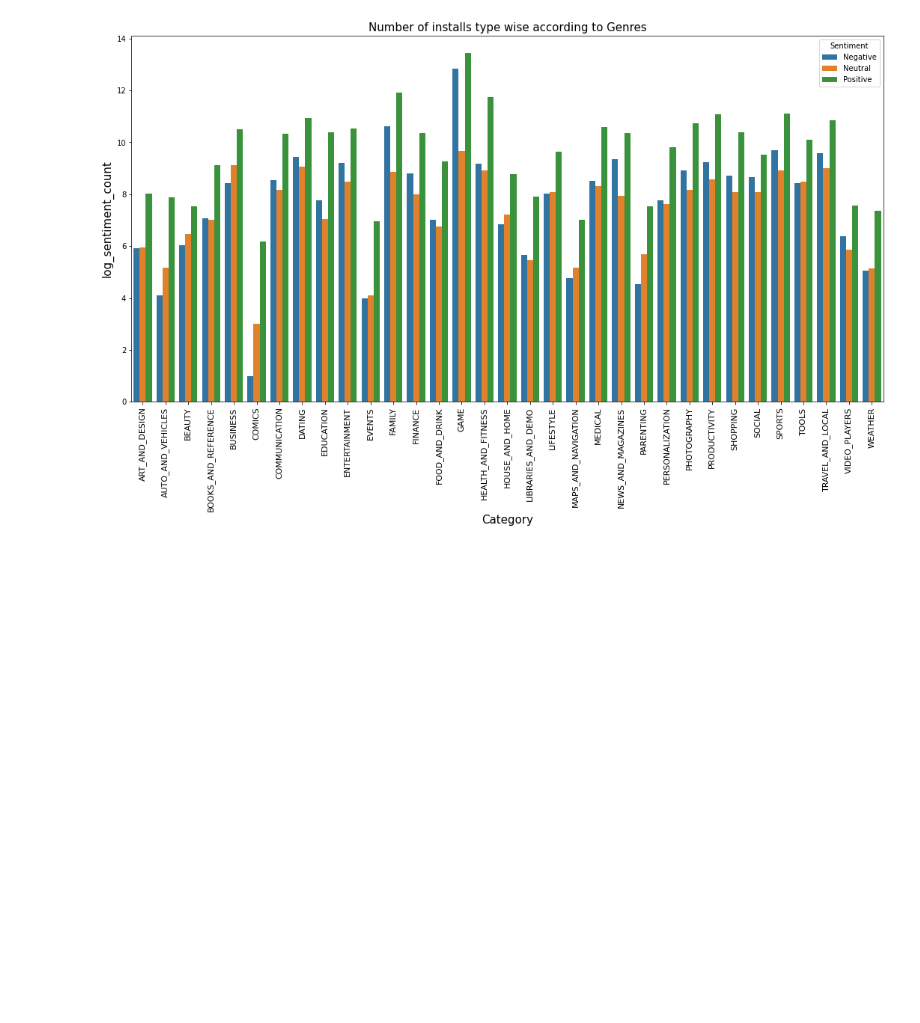
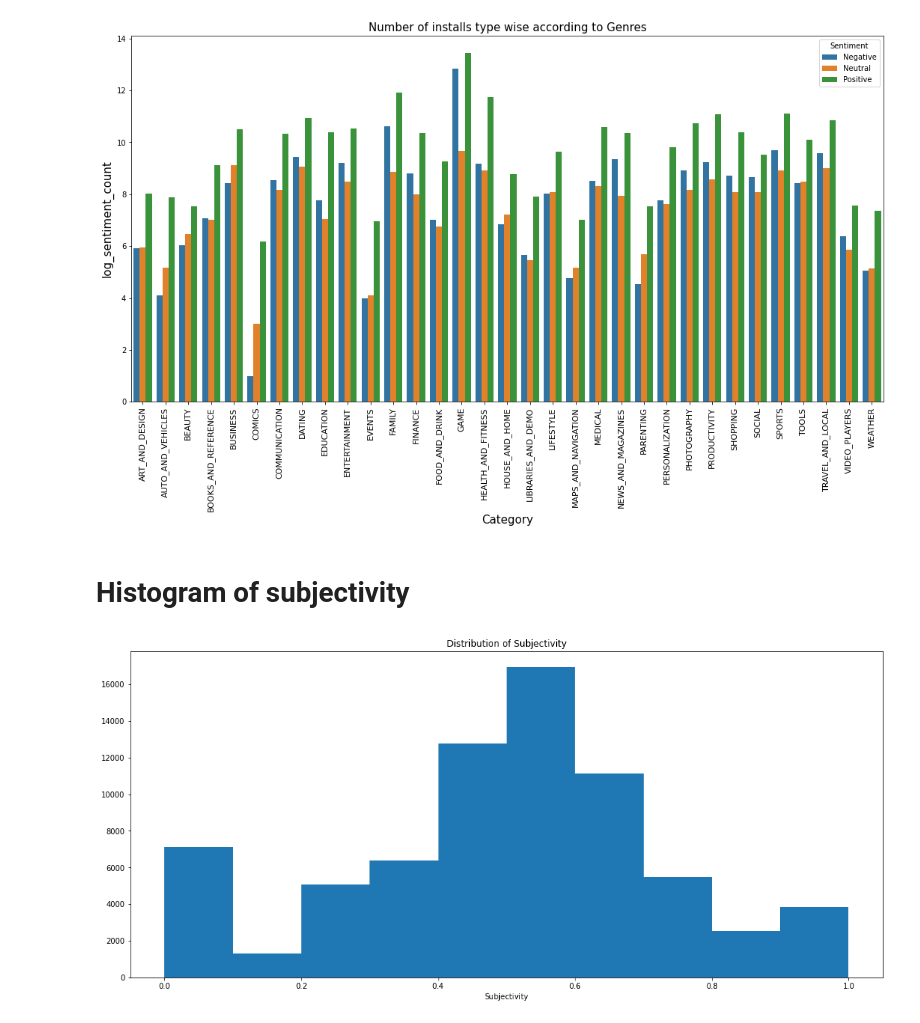
Before and after one commit to AbhiMohurle/Play_Store_App_Review_Analysis, a Jupyter notebook: Play_Store_App_Review_Analysis_Capstone_Project.ipynb, the cells around one changed output. Saved outputs shown, nothing was run; the diff lists cells and outputs as text; code cells hidden in the pictures; blank space fills up the shorter version.

```diff
--- a/Play_Store_App_Review_Analysis_Capstone_Project.ipynb
+++ b/Play_Store_App_Review_Analysis_Capstone_Project.ipynb
@@ -270,3 +270,13 @@ plt.title("Number of installs type wise according to Genres",fontsize=15)
 sns.barplot('Category', 'log_sentiment_count', hue='Sentiment', data=category_sentiment);
 # %% [output]
 [figure]
+# %% [markdown]
+# **Histogram of subjectivity**
+# %%
+plt.figure(figsize=(18,8))
+plt.xlabel("Subjectivity")
+plt.title("Distribution of Subjectivity")
+plt.hist(merged_df[merged_df['Sentiment_Subjectivity'].notnull()]['Sentiment_Subjectivity'])
+plt.show()
+# %% [output]
+[figure, added]
```
Also changed, not shown: parts of 7 cells of this notebook.
